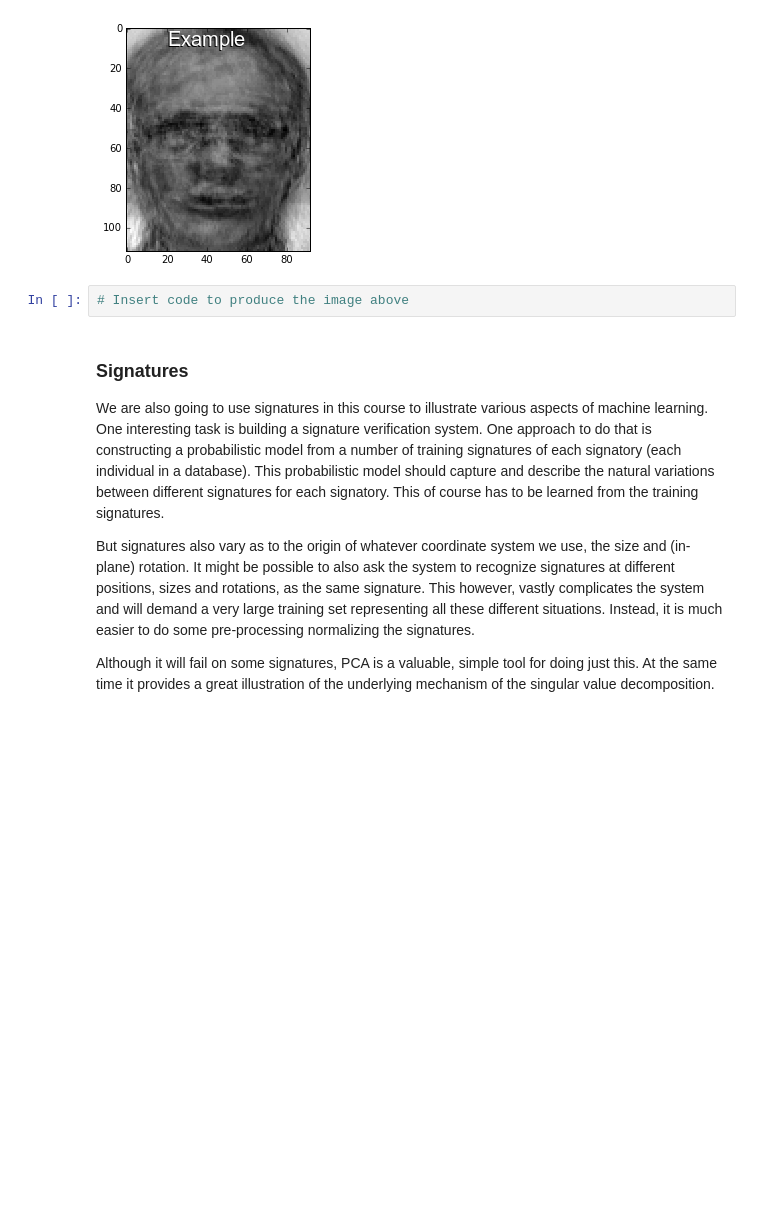
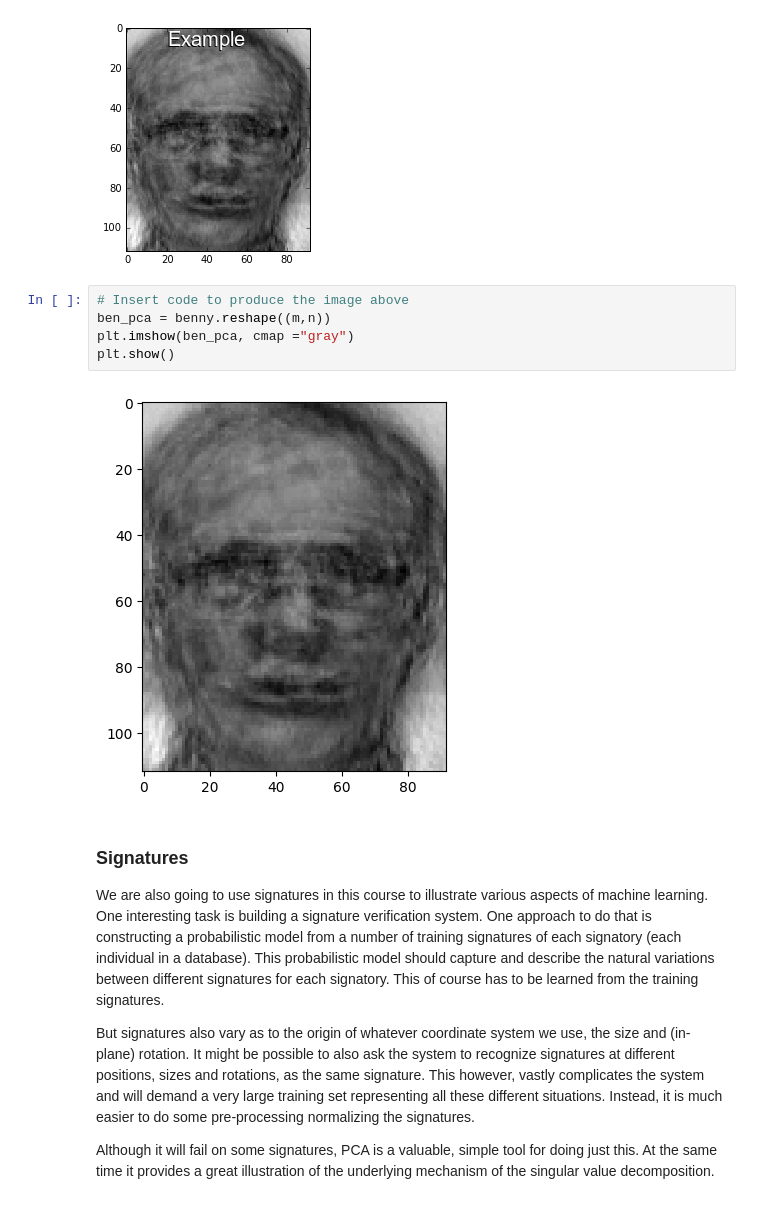
Before and after one commit to Obakeng-Mogale/cs315-assign-1, a Jupyter notebook: assign1/src/assign1.ipynb, the cells around one changed output. Saved outputs shown, nothing was run; the diff lists cells and outputs as text; blank space fills up the shorter version.

```diff
--- a/assign1/src/assign1.ipynb
+++ b/assign1/src/assign1.ipynb
@@ -166,6 +196,11 @@ display(Image(filename='../resources/images/Ben_recon.png'))
 [figure]
 # %%
 # Insert code to produce the image above
+ben_pca = benny.reshape((m,n))
+plt.imshow(ben_pca, cmap ="gray")
+plt.show()
+# %% [output]
+[figure, added]
 # %% [markdown]
 ### Signatures
 
```
Also changed, not shown: parts of 26 cells of this notebook.
